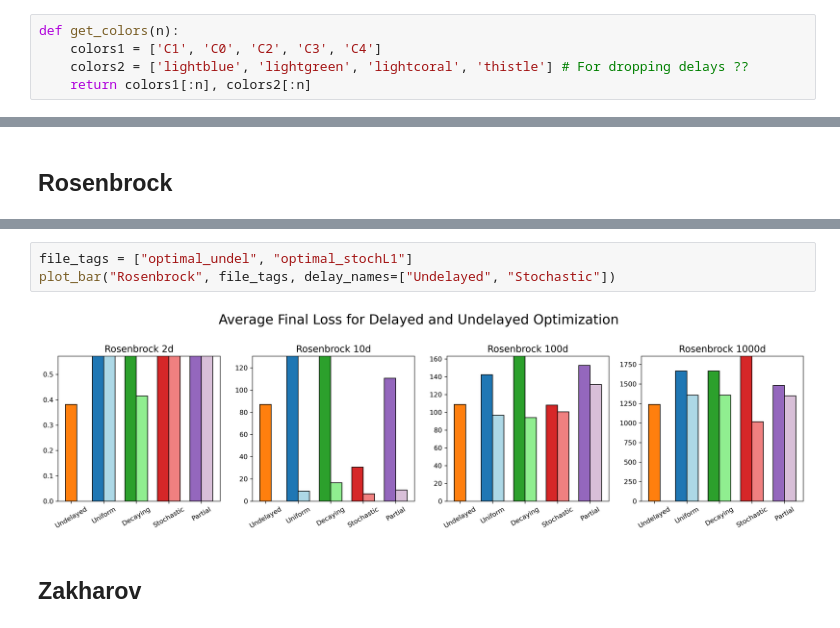
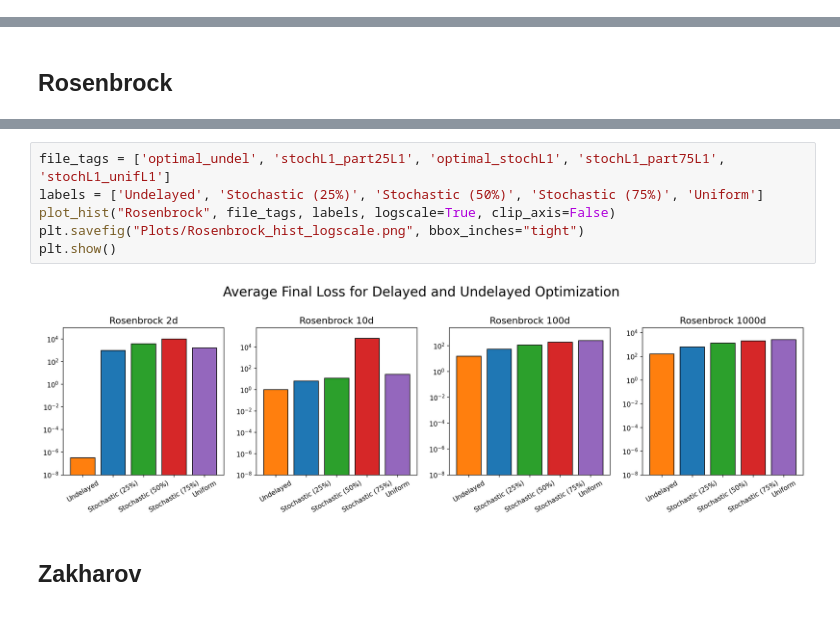
Before and after one commit to ebensonm/delay-optimizer, a Jupyter notebook: DelayEffects/bar_plots.ipynb, the cells around one changed output, grey strips where cells are left out. Cells and saved outputs as stored; diff of their text form.

Commit message:
Finish oprimization runs and plots

```diff
--- a/DelayEffects/bar_plots.ipynb
+++ b/DelayEffects/bar_plots.ipynb
@@ -15,9 +15,4 @@ from Optimizer_Scripts.Data import Data
 def load(loss_name, d, file_tag):
     filename = f"Data/{loss_name}{d}d_{file_tag}.dat"
     return Data.load(filename)
-# %%
-def get_colors(n):
-    colors1 = ['C1', 'C0', 'C2', 'C3', 'C4']
-    colors2 = ['lightblue', 'lightgreen', 'lightcoral', 'thistle'] # For dropping delays ??
-    return colors1[:n], colors2[:n]
 # %%
@@ -217,8 +116,11 @@ NameError: name 'bar_chart' is not defined
 # %%
-file_tags = ["optimal_undel", "optimal_stochL1"]
-plot_bar("Rosenbrock", file_tags, delay_names=["Undelayed", "Stochastic"])
+file_tags = ['optimal_undel', 'stochL1_part25L1', 'optimal_stochL1', 'stochL1_part75L1', 'stochL1_unifL1']
+labels = ['Undelayed', 'Stochastic (25%)', 'Stochastic (50%)', 'Stochastic (75%)', 'Uniform']
+plot_hist("Rosenbrock", file_tags, labels, logscale=True, clip_axis=False)
+plt.savefig("Plots/Rosenbrock_hist_logscale.png", bbox_inches="tight")
+plt.show()
 # %% [output]
-[figure, old version]
+[figure, new version]
 # %% [markdown]
 ## Zakharov
 # %%
```
Also changed, not shown: parts of 16 cells of this notebook, 2 other files.
